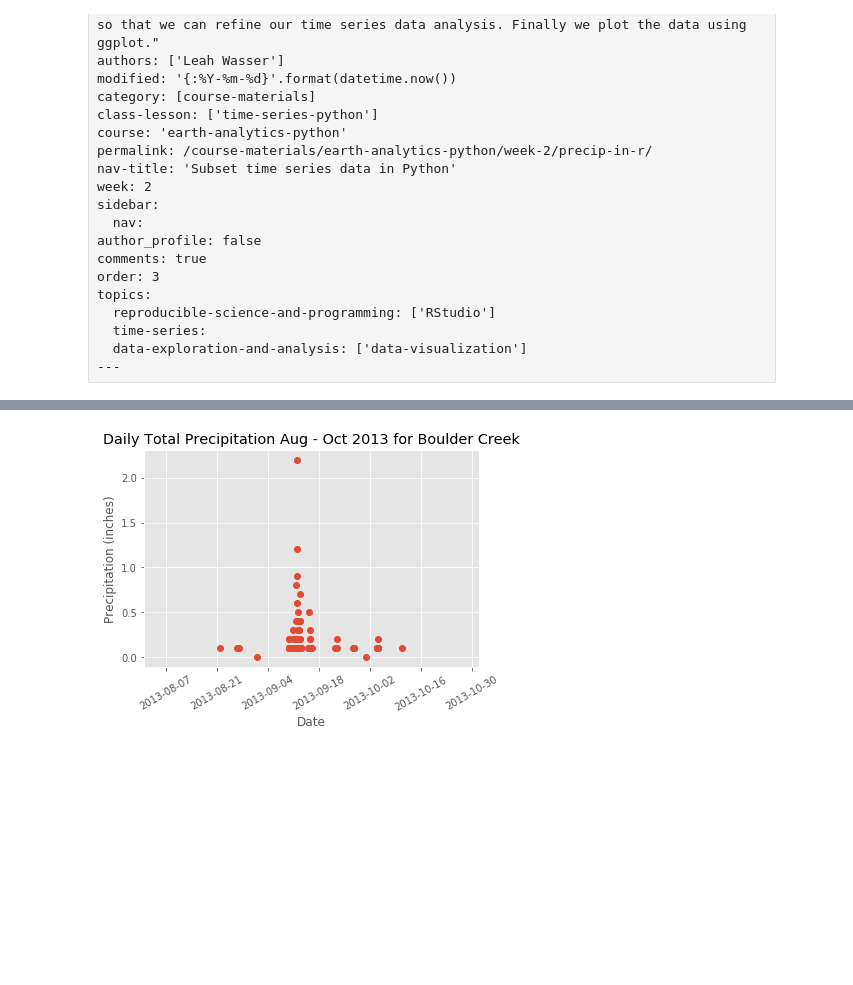
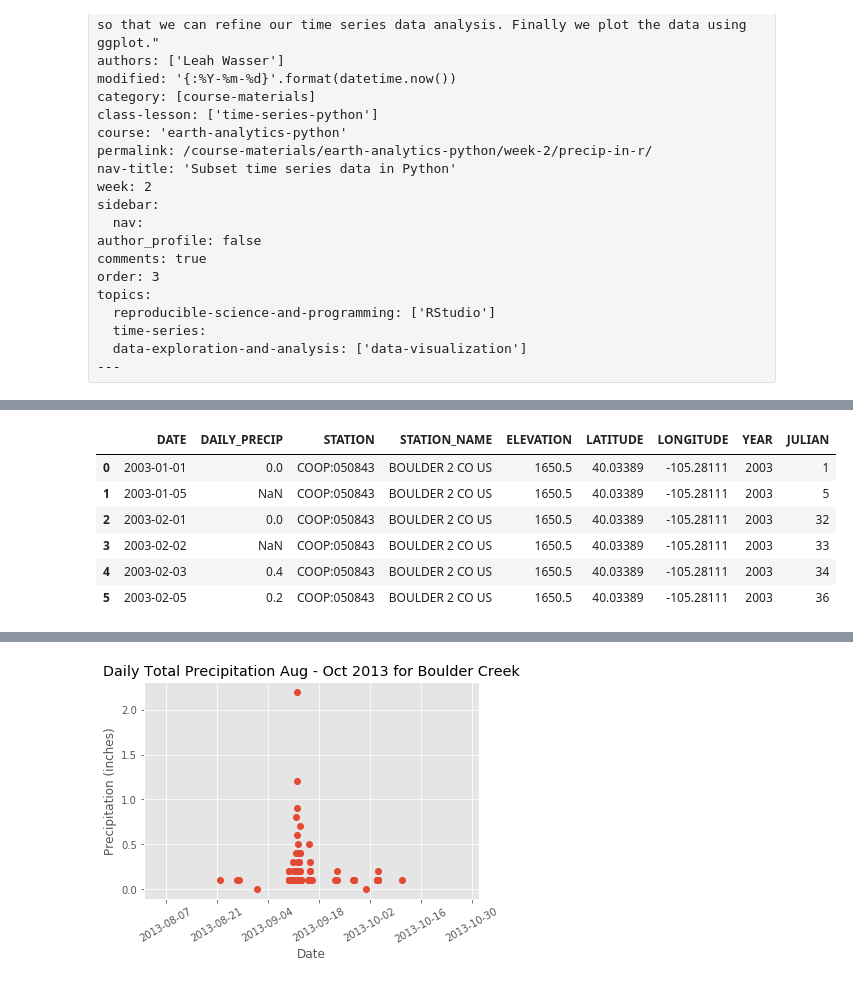
Before and after one commit to choldgraf/earth-analytics-python_OLD, a Jupyter notebook: notebooks/final-notebooks/week-2/plot-time-series-handle-dates/2017-01-25-flood03-clean-plot-precipitation-data-in-python.ipynb, the cells around one changed output, grey strips where cells are left out. Saved outputs shown, nothing was run; the diff lists cells and outputs as text; code cells hidden in the pictures; blank space fills up the shorter version.

```diff
--- a/notebooks/final-notebooks/week-2/plot-time-series-handle-dates/2017-01-25-flood03-clean-plot-precipitation-data-in-python.ipynb
+++ b/notebooks/final-notebooks/week-2/plot-time-series-handle-dates/2017-01-25-flood03-clean-plot-precipitation-data-in-python.ipynb
@@ -607,0 +247,14 @@ print(precip_boulder_AugOct['DATE'].max())
+# %%
+# this code chunk needs to be hidden
+# import the data specifying the na_value
+boulder_daily_precip = pd.read_csv('data/week2/precipitation/805325-precip-dailysum-2003-2013.csv', parse_dates=['DATE'],
+                                   na_values=[999.99])
+boulder_daily_precip.head(6)
+# %% [output]
+|  | DATE | DAILY_PRECIP | STATION | STATION_NAME | ELEVATION | LATITUDE | LONGITUDE | YEAR | JULIAN |
+| 0 | 2003-01-01 | 0.0 | COOP:050843 | BOULDER 2 CO US | 1650.5 | 40.03389 | -105.28111 | 2003 | 1 |
+| 1 | 2003-01-05 | NaN | COOP:050843 | BOULDER 2 CO US | 1650.5 | 40.03389 | -105.28111 | 2003 | 5 |
+| 2 | 2003-02-01 | 0.0 | COOP:050843 | BOULDER 2 CO US | 1650.5 | 40.03389 | -105.28111 | 2003 | 32 |
+| 3 | 2003-02-02 | NaN | COOP:050843 | BOULDER 2 CO US | 1650.5 | 40.03389 | -105.28111 | 2003 | 33 |
+| 4 | 2003-02-03 | 0.4 | COOP:050843 | BOULDER 2 CO US | 1650.5 | 40.03389 | -105.28111 | 2003 | 34 |
+| 5 | 2003-02-05 | 0.2 | COOP:050843 | BOULDER 2 CO US | 1650.5 | 40.03389 | -105.28111 | 2003 | 36 |
```
Also changed, not shown: parts of 44 cells of this notebook, 4 other files.
